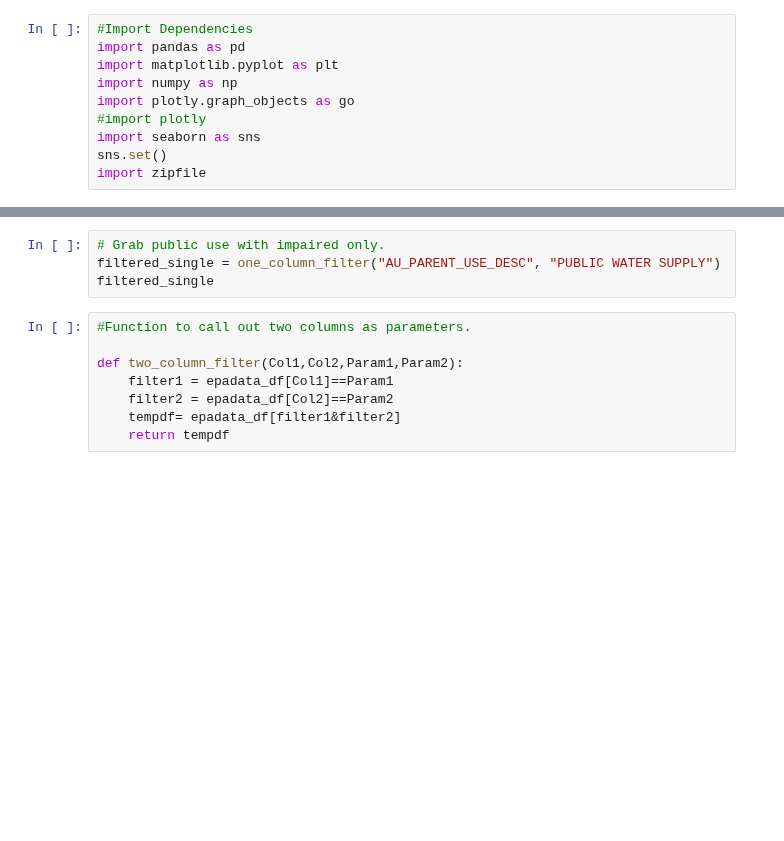
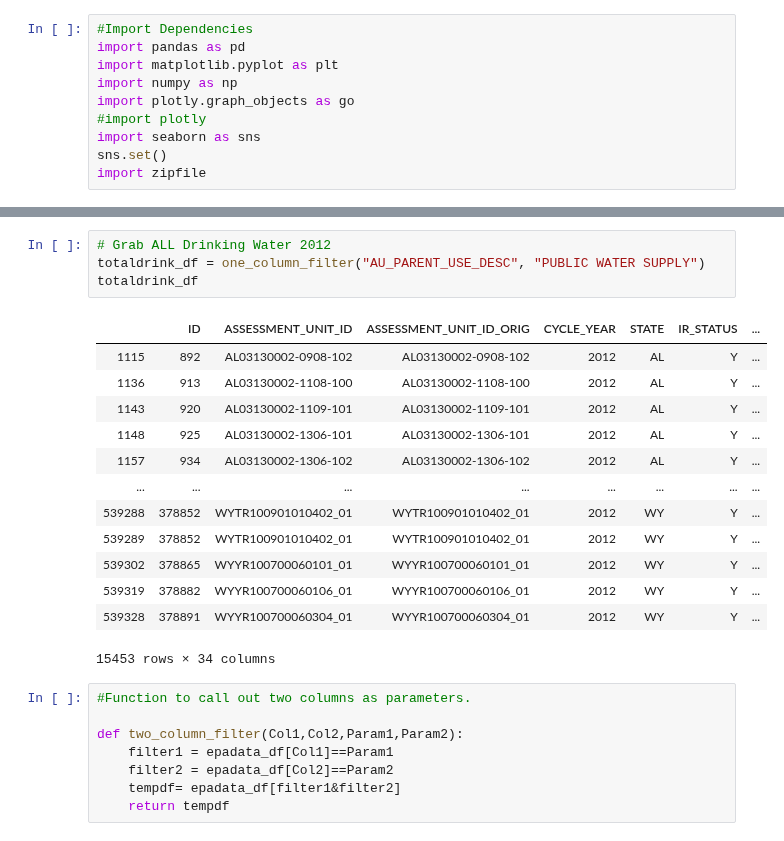
Before and after one commit to davidtracy6984/Climate-Change, a Jupyter notebook: FreshWater.ipynb, the cells around one changed output, grey strips where cells are left out. Saved outputs shown, nothing was run; the diff lists cells and outputs as text; blank space fills up the shorter version.

```diff
--- a/FreshWater.ipynb
+++ b/FreshWater.ipynb
@@ -46,7 +66,21 @@ def one_column_filter(Col1,Param1):
 # %%
-# Grab public use with impaired only.
-filtered_single = one_column_filter("AU_PARENT_USE_DESC", "PUBLIC WATER SUPPLY")
-filtered_single
+# Grab ALL Drinking Water 2012
+totaldrink_df = one_column_filter("AU_PARENT_USE_DESC", "PUBLIC WATER SUPPLY")
+totaldrink_df
+# %% [output]
+|  | ID | ASSESSMENT_UNIT_ID | ASSESSMENT_UNIT_ID_ORIG | CYCLE_YEAR | STATE | IR_STATUS | ... |
+| 1115 | 892 | AL03130002-0908-102 | AL03130002-0908-102 | 2012 | AL | Y | ... |
+| 1136 | 913 | AL03130002-1108-100 | AL03130002-1108-100 | 2012 | AL | Y | ... |
+| 1143 | 920 | AL03130002-1109-101 | AL03130002-1109-101 | 2012 | AL | Y | ... |
+| 1148 | 925 | AL03130002-1306-101 | AL03130002-1306-101 | 2012 | AL | Y | ... |
+| 1157 | 934 | AL03130002-1306-102 | AL03130002-1306-102 | 2012 | AL | Y | ... |
+| ... | ... | ... | ... | ... | ... | ... | ... |
+| 539288 | 378852 | WYTR100901010402_01 | WYTR100901010402_01 | 2012 | WY | Y | ... |
+| 539289 | 378852 | WYTR100901010402_01 | WYTR100901010402_01 | 2012 | WY | Y | ... |
+| 539302 | 378865 | WYYR100700060101_01 | WYYR100700060101_01 | 2012 | WY | Y | ... |
+| 539319 | 378882 | WYYR100700060106_01 | WYYR100700060106_01 | 2012 | WY | Y | ... |
+| 539328 | 378891 | WYYR100700060304_01 | WYYR100700060304_01 | 2012 | WY | Y | ... |
+15453 rows × 34 columns
 # %%
 #Function to call out two columns as parameters.
 
```
Also changed, not shown: parts of 22 cells of this notebook, 9 other files.
